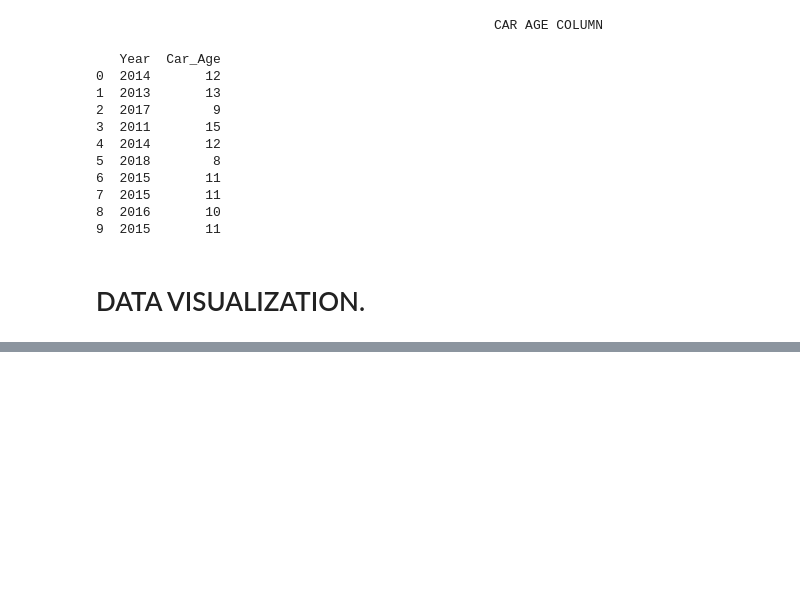
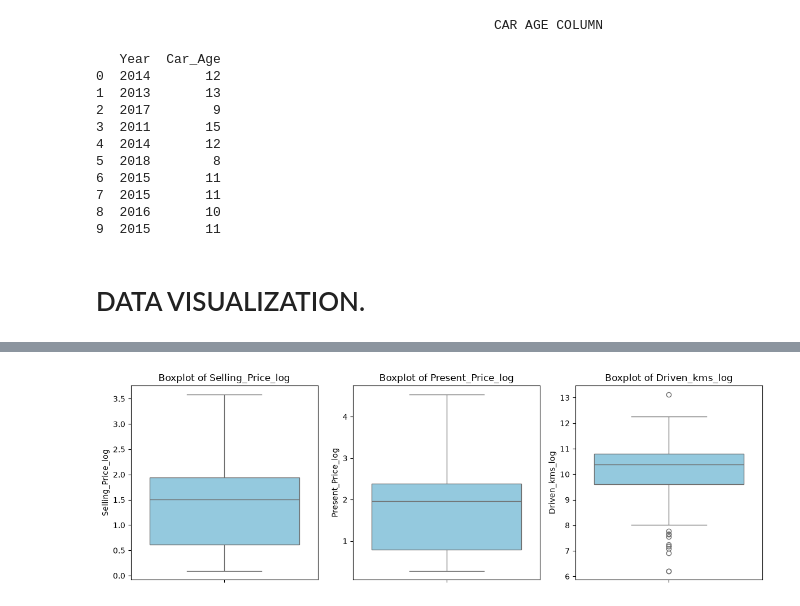
Before and after one commit to AimalSatti/Code-Alpha-internship-projects, a Jupyter notebook: car-price-prediction/car_01.ipynb, the cells around one changed output, grey strips where cells are left out. Saved outputs shown, nothing was run; the diff lists cells and outputs as text; code cells hidden in the pictures; blank space fills up the shorter version.

```diff
--- a/car-price-prediction/car_01.ipynb
+++ b/car-price-prediction/car_01.ipynb
@@ -173,0 +197,14 @@ ValueError: num must be an integer with 1 <= num <= 3, not 4
+# %%
+# let's check for any outliers in the dataset using boxplots.
+
+num_cols = ['Selling_Price_log', 'Present_Price_log', 'Driven_kms_log']
+plt.figure(figsize=(12, 4))
+for i, col in enumerate(num_cols, 1):
+    plt.subplot(1, 3, i)
+    sns.boxplot(y=df[col], color='skyblue')
+    plt.title(f'Boxplot of {col}')
+
+plt.tight_layout()
+plt.show()
+# %% [output]
+[figure, added]
```
Also changed, not shown: parts of 15 cells of this notebook, 1 other file.
